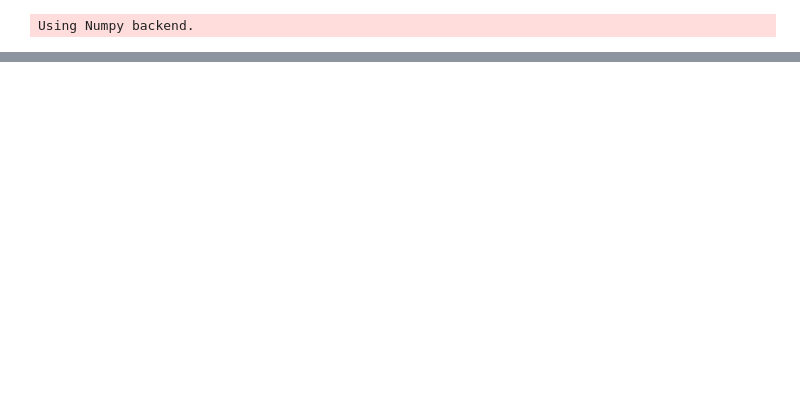
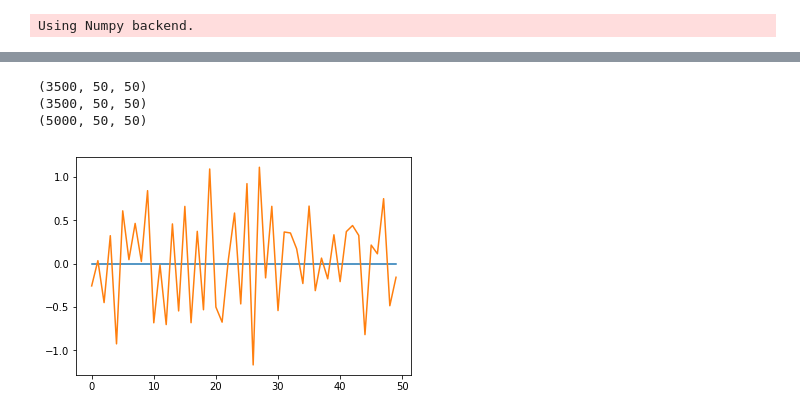
Before and after one commit to kalekiu/easyesn, a Jupyter notebook: examples/Untitled.ipynb, the cells around one changed output, grey strips where cells are left out. Cells and saved outputs as stored; diff of their text form; code cells hidden in the pictures; blank space fills up the shorter version.

```diff
--- a/examples/Untitled.ipynb
+++ b/examples/Untitled.ipynb
@@ -54,3 +57,16 @@ plt.show()
+# %%
+print(prediction.shape)
+print(validationOutput.shape)
+print(outputData.shape)
+
+plt.plot(prediction[10, 10])
+plt.plot(validationOutput[10, 10])
+plt.show()
+# %% [output]
+(3500, 50, 50)
+(3500, 50, 50)
+(5000, 50, 50)
+[figure, added]
 # %%
 opt = GradientOptimizer(esn, learningRate=0.001)
 validationLosses, fitLosses, spectralRadiuses, leakingRates, inputScalings = opt.optimizeParameterForTrainError(trainingInput, trainingOutput, validationInput, validationOutput, epochs=150, transientTime=100)
```
Also changed, not shown: parts of 8 cells of this notebook, 2 other files.
